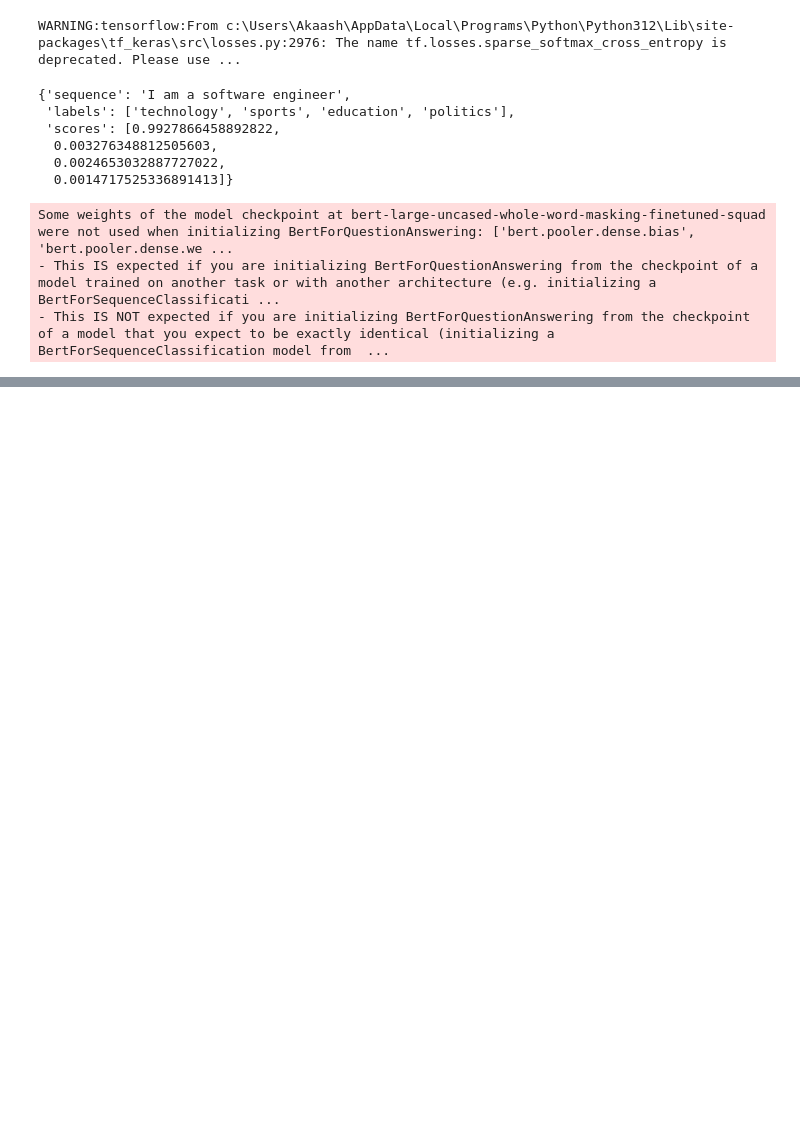
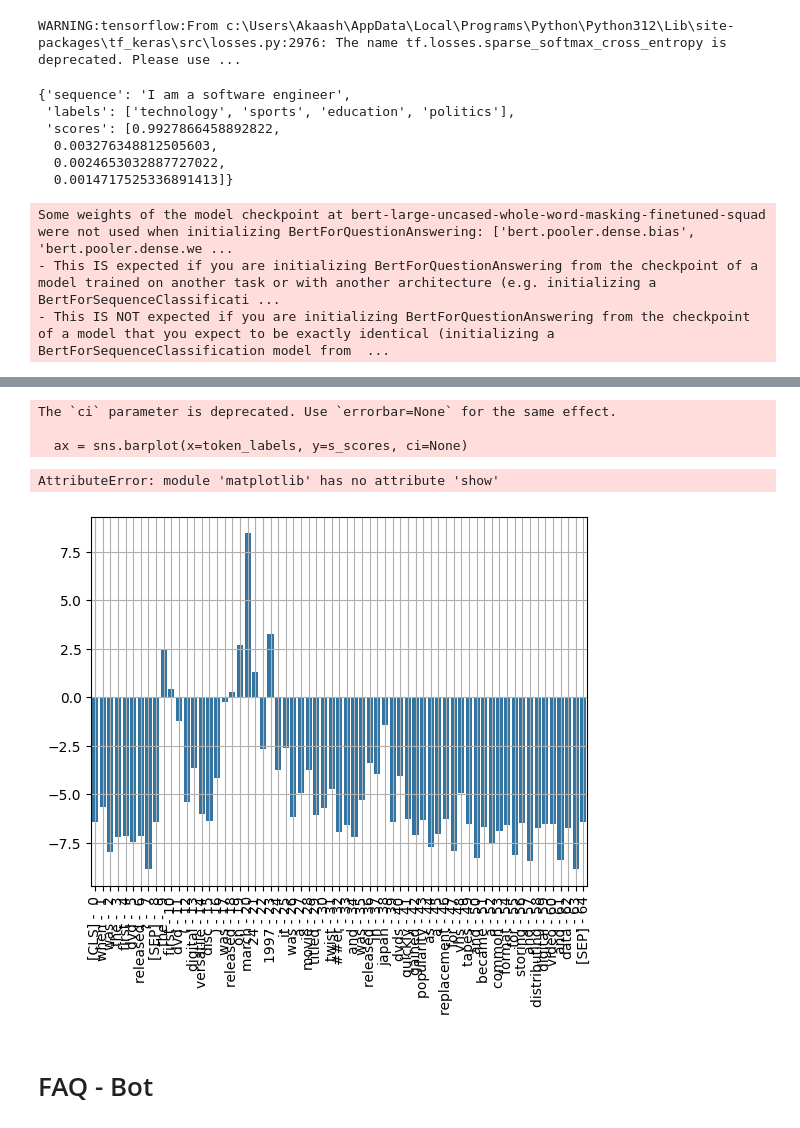
Before and after one commit to AkaashSamson/AI-Bootcamp-2025, a Jupyter notebook: LLM/huggingface_test.ipynb, the cells around one changed output, grey strips where cells are left out. Cells and saved outputs as stored; diff of their text form; code cells hidden in the pictures; blank space fills up the shorter version.

```diff
--- a/LLM/huggingface_test.ipynb
+++ b/LLM/huggingface_test.ipynb
@@ -34,0 +39,6 @@ encoding = tokenizer.encode_plus(text = question, text_pair= answer_document)
+# %%
+inputs = encoding['input_ids']
+sentence_embedding = encoding['token_type_ids']
+tokens = tokenizer.convert_ids_to_tokens(inputs)
+# %%
+output = model(torch.tensor([inputs]), token_type_ids=torch.tensor([sentence_embedding]))
@@ -34,0 +60,7 @@ encoding = tokenizer.encode_plus(text = question, text_pair= answer_document)
+# %%
+s_scores = output.start_logits.detach().numpy().flatten()
+e_scores = output.end_logits.detach().numpy().flatten()
+# %%
+token_labels = []
+for (i,token) in enumerate(tokens):
+    token_labels.append('{:} - {:>2}'.format(token, i))
@@ -34,0 +87,13 @@ encoding = tokenizer.encode_plus(text = question, text_pair= answer_document)
+# %%
+ax = sns.barplot(x=token_labels, y=s_scores, ci=None)
+ax.set_xticklabels(ax.get_xticklabels(), rotation=90, ha="center")
+ax.grid(True)
+plt.show()
+# %% [output]
+The `ci` parameter is deprecated. Use `errorbar=None` for the same effect.
+
+  ax = sns.barplot(x=token_labels, y=s_scores, ci=None)
+AttributeError: module 'matplotlib' has no attribute 'show'
+[figure, added]
+# %% [markdown]
+# FAQ - Bot
```
Also changed, not shown: parts of 10 cells of this notebook, 3 other files.
